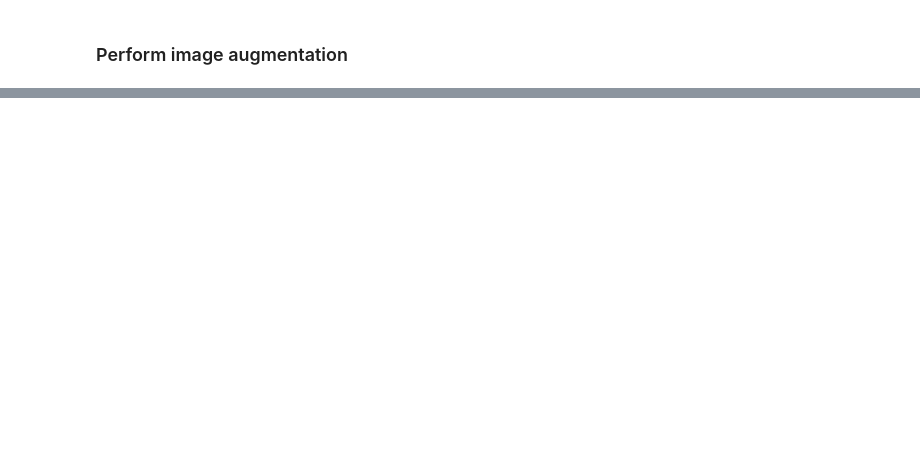
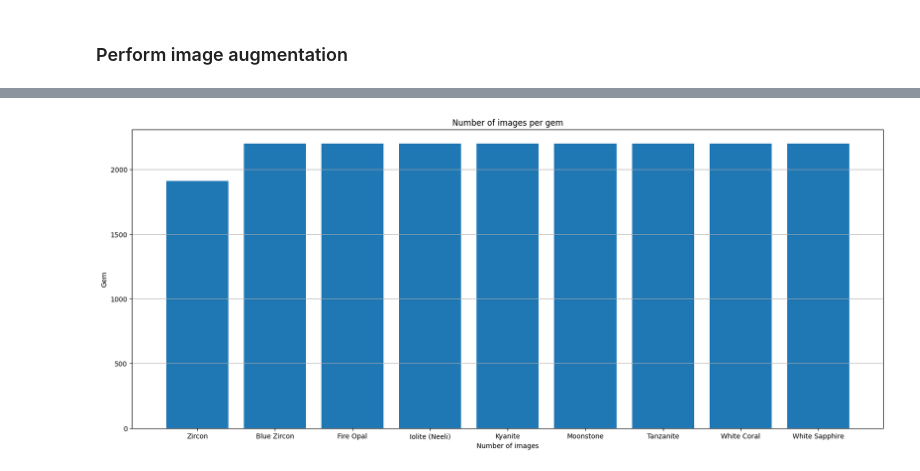
Before and after one commit to stedavkle/gemstone-classifier, a Jupyter notebook: src/02_Datapreparation.ipynb, the cells around one changed output, grey strips where cells are left out. Saved outputs shown, nothing was run; the diff lists cells and outputs as text; code cells hidden in the pictures; blank space fills up the shorter version.

```diff
--- a/src/02_Datapreparation.ipynb
+++ b/src/02_Datapreparation.ipynb
@@ -207,0 +250,18 @@ transform_images(src='../dat/images_cropped/', goal=goal)
+# %%
+gem_count = []
+for gem in os.listdir('../dat/images_augmented_cropped'):
+    count = len(os.listdir('../dat/images_augmented_cropped/' + gem))
+    gem_count += [{'gem': gem, 'count': count}]
+gem_count = pd.DataFrame(gem_count)
+gem_count.sort_values(by='count', ascending=True, inplace=True)
+number_of_images = gem_count['count'].sum()
+
+plt.figure(figsize=(20, 8))
+plt.bar(gem_count['gem'], gem_count['count'])
+plt.title('Number of images per gem')
+plt.xlabel('Number of images')
+plt.ylabel('Gem')
+plt.grid(axis='y')
+plt.show()
+# %% [output]
+[figure, added]
```
Also changed, not shown: parts of 7 cells of this notebook, 4 other files.
